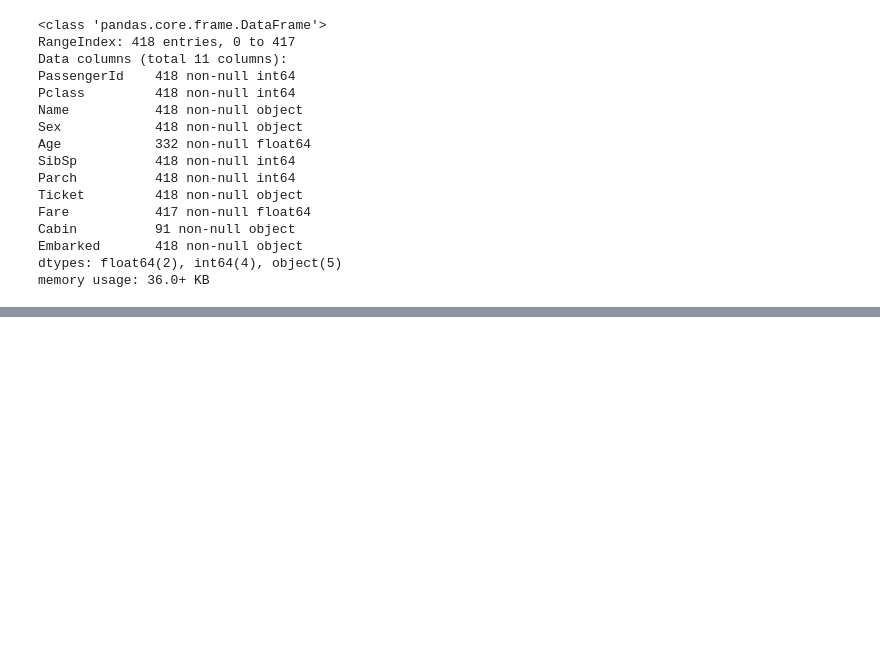
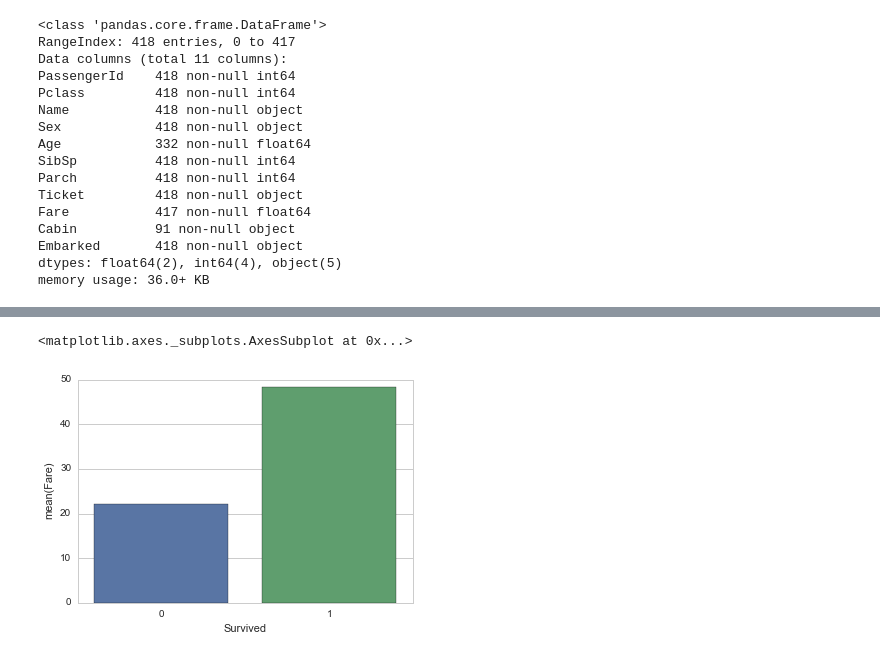
Before and after one commit to kc1194/Kaggle-Code, a Jupyter notebook: Titanic Attempt.ipynb, the cells around one changed output, grey strips where cells are left out. Saved outputs shown, nothing was run; the diff lists cells and outputs as text; code cells hidden in the pictures; blank space fills up the shorter version.

```diff
--- a/Titanic Attempt.ipynb
+++ b/Titanic Attempt.ipynb
@@ -80,0 +82,7 @@ exercise.head()
+# %%
+test_data["Fare"].fillna(test_data["Fare"].median(), inplace=True)
+train_fare = train_data[['Fare','Survived']].groupby(['Survived'],as_index=False).mean()
+sns.barplot('Survived','Fare',data=train_fare)
+# %% [output]
+<matplotlib.axes._subplots.AxesSubplot at 0x...>
+[figure, added]
```
Also changed, not shown: parts of 6 cells of this notebook.
